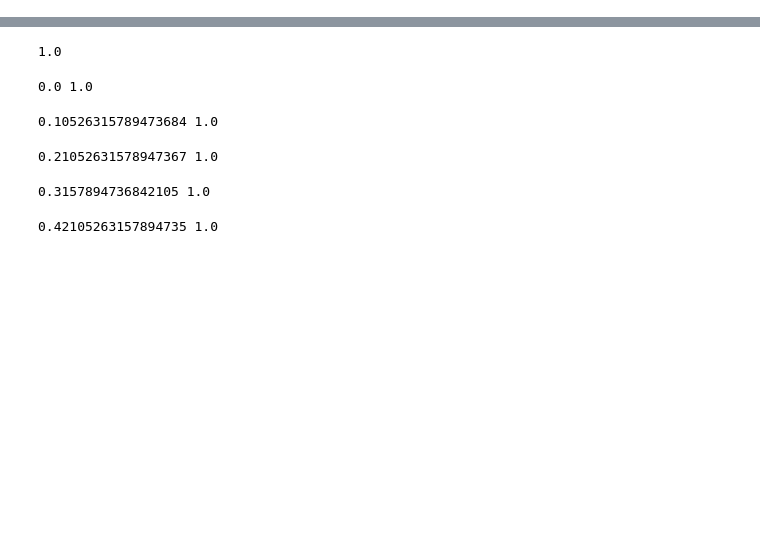
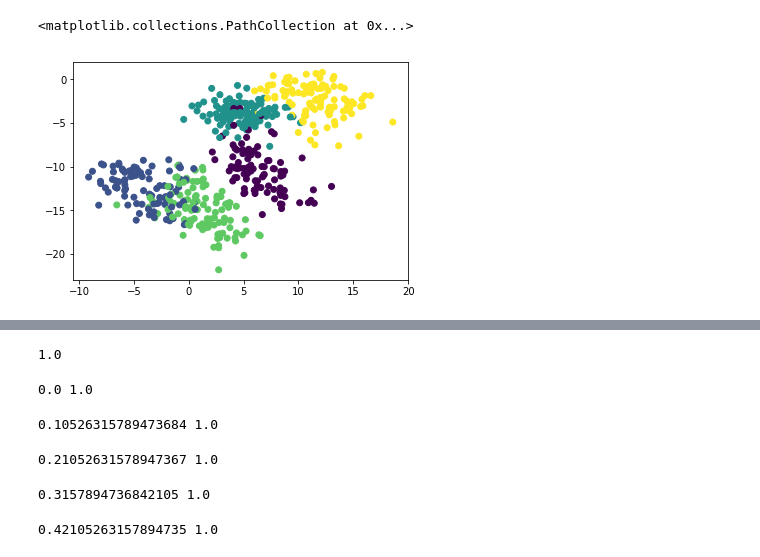
Before and after one commit to ANazaret/correlations, a Jupyter notebook: Gibbs Sampler.ipynb, the cells around one changed output, grey strips where cells are left out. Saved outputs shown, nothing was run; the diff lists cells and outputs as text; code cells hidden in the pictures; blank space fills up the shorter version.

```diff
--- a/Gibbs Sampler.ipynb
+++ b/Gibbs Sampler.ipynb
@@ -363,0 +428,5 @@ sampler.plot()
+# %%
+plt.scatter(*expression.T[:2], c=sampler.Z)
+# %% [output]
+<matplotlib.collections.PathCollection at 0x...>
+[figure, added]
```
Also changed, not shown: parts of 55 cells of this notebook.
